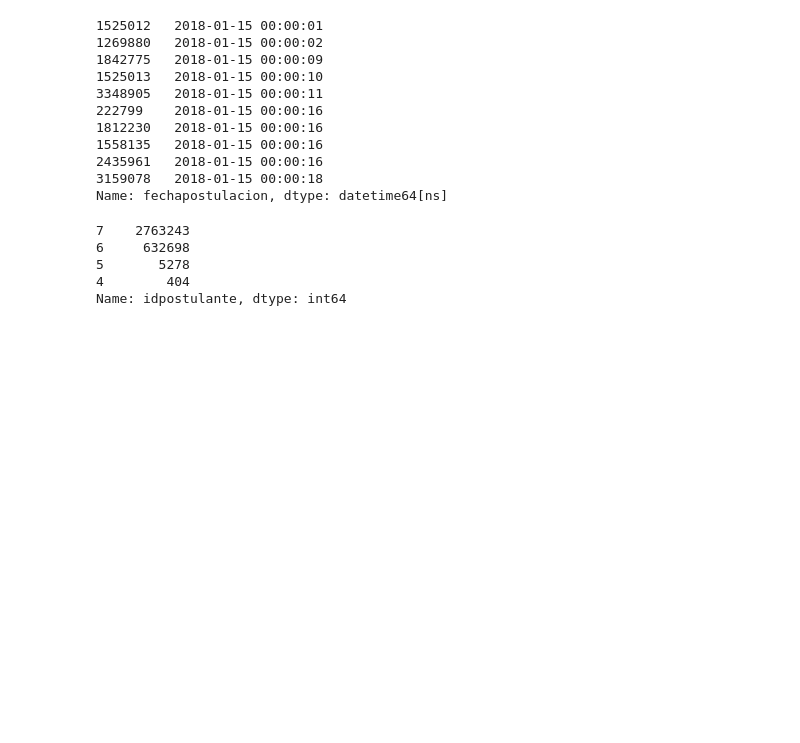
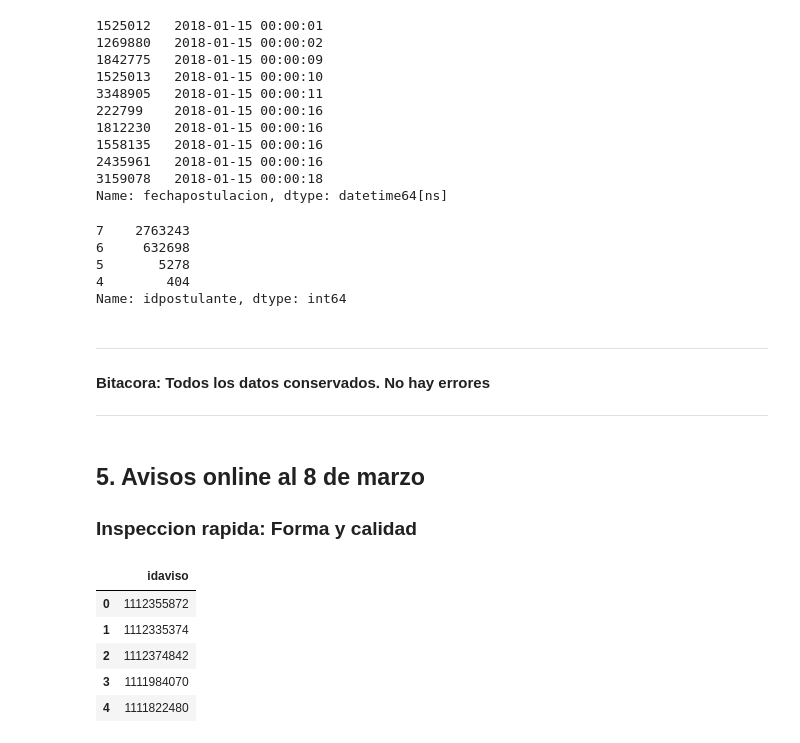
Before and after one commit to javierleyes/OrganizacionDeDatos, a Jupyter notebook: purgatorio.ipynb, the cells around one changed output. Drawn from its saved outputs; the diff is of its cells as text; code cells hidden in the pictures; blank space fills up the shorter version.

```diff
--- a/purgatorio.ipynb
+++ b/purgatorio.ipynb
@@ -203,3 +203,20 @@ df_temp['idpostulante'].apply(len).value_counts()
 5       5278
 4        404
 Name: idpostulante, dtype: int64
+# %% [markdown]
+---
+#### **Bitacora:** Todos los datos conservados. No hay errores
+---
+# %% [markdown]
+## 5. Avisos online al 8 de marzo
+### Inspeccion rapida: Forma y calidad
+# %%
+df_temp = pd.read_csv('../csv/datos_navent_fiuba/fiuba_5_avisos_online.csv')
+df_temp.head()
+# %% [output]
+|  | idaviso |
+| 0 | 1112355872 |
+| 1 | 1112335374 |
+| 2 | 1112374842 |
+| 3 | 1111984070 |
+| 4 | 1111822480 |
```
Also changed, not shown: parts of 16 cells of this notebook.
